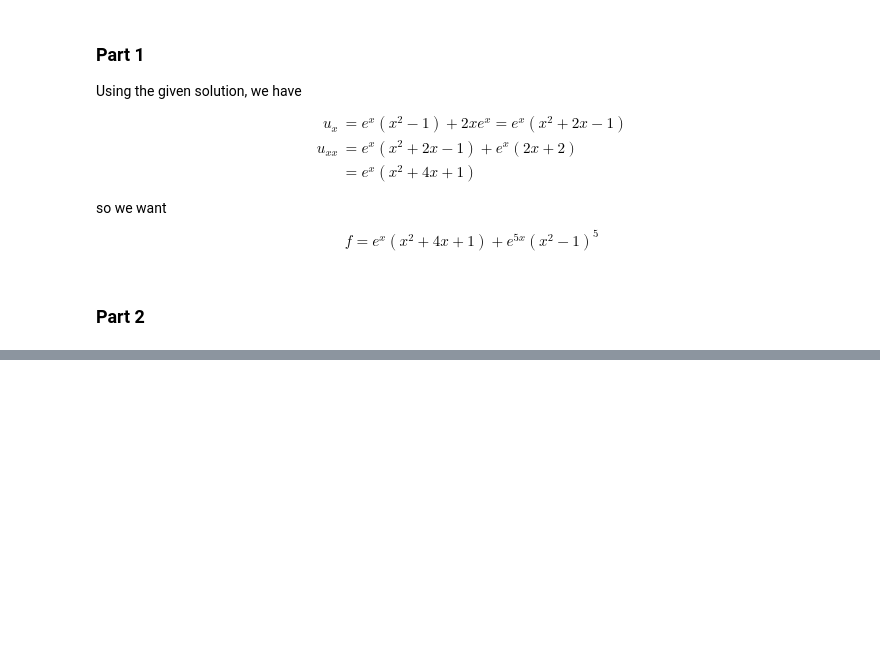
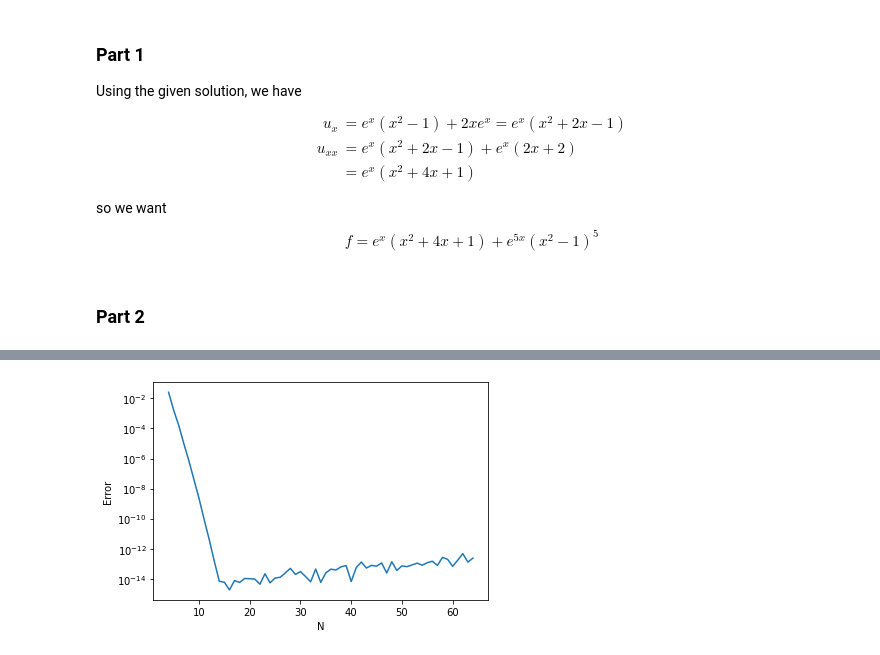
Before and after one commit to whuang259/Math714-Physics763, a Jupyter notebook: Math 714/Math_714_HW_5.ipynb, the cells around one changed output, grey strips where cells are left out. Cells and saved outputs as stored; diff of their text form; code cells hidden in the pictures; blank space fills up the shorter version.

```diff
--- a/Math 714/Math_714_HW_5.ipynb
+++ b/Math 714/Math_714_HW_5.ipynb
@@ -107,58 +332,61 @@ $$ f = e^x(x^2 + 4x + 1) + e^{5x}(x^2 - 1)^5 $$
 # %%
 def u(x):
     return np.exp(x) * (x**2 - 1)
 
 def f(x):
     return np.exp(x) * (x**2 + 4*x + 1) + np.exp(5*x) * (x**2 - 1)**5
 
-def F(U, h):
-    ans = []
-    ans.append((U[1] - 2*U[0])/h**2 - 80 * np.cos(U[0]))
-    for i in range(1, n-2):
-        ans.append((U[i+1] - 2*U[i] + U[i-1])/h**2 - 80 * np.cos(U[i]))
-    ans.append((10 - 2*U[n-2] + U[n-3])/h**2 - 80 * np.cos(U[n-2]))
-    return np.array(ans)
+def cheb(N):
+    xs = np.cos(np.linspace(0, np.pi, N+1))
+    c = np.ones((N + 1))
+    c[0] = 2
+    c[N] = 2
 
-Ns = range(4,5)
-# Ns = range(4, 65)
+    D = np.empty((N + 1, N + 1))
+    D[0,0] = (2 * N**2 + 1) / 6
+    for i in range(1, N):
+        D[i,i] = -xs[i] / (2 * (1 - xs[i]**2))
+    D[N,N] = -D[0,0]
+
+    for i in range(N + 1):
+        for j in range(N + 1):
+            if i != j:
+                D[i,j] = c[i] * (-1)**(i+j) / (c[j] * (xs[i] - xs[j]))
+    return (xs, D)
+
+def compute_sol(N):
+    # Get Chebyshev differentiation matrix
+    xs, D = cheb(N)
+    D2 = D @ D
+    D2_tilde = D2[1:N, 1:N]
+    fs = f(xs)[1:N]
+
+    # Run Newton's method with provided initial guess
+    p = np.array([(x+1)**2 * (x-1) for x in xs[1:N]])
+    p_norm = 0
+    dp_norm = 0
+    idx = 0
+    while dp_norm == 0 or dp_norm / p_norm > 1e-10:
+        Fs = D2_tilde.dot(p) + p**5 - fs
+        J = D2_tilde + np.diag(5 * p**4)
+        delta_p = np.linalg.solve(J, -Fs)
+
+        p += delta_p
+        dp_norm = np.linalg.norm(delta_p)
+        p_norm = np.linalg.norm(p)
+
+    exact = u(xs)[1:N]
+    return (p, np.linalg.norm(p - exact))
+
+Ns = np.arange(4, 65)
 errs = []
 for N in Ns:
-    h = 2/N
-    xs = [np.cos(i*np.pi/N) for i in range(N+1)]
-    exact = [u(x) for x in xs]
-    p = [(x+1)**2 * (x-1) for x in xs]
+    p, err = compute_sol(N)
+    errs.append(err)
 
-    A = np.zeros((n-1, n-1))
-    for i in range(1, n-2):
-        A[i, i-1] = 1
-        A[i, i] = -2
-        A[i, i+1] = 1
-    A[0, 0] = -2
-    A[0, 1] = 1
-    A[-1, -2] = 1
-    A[-1, -1] = -2
-    A /= h**2
-
-    p_norm = 0
-    dp_norm = 0
-    while p_norm == 0 or dp_norm/p_norm >= 10**-10:
-        ys = -F(p, h)
-        diag = np.zeros((n-1, n-1))
-        for i in range(n-1):
-            diag[i, i] = 80 * np.sin(p[i])
-        J = A + diag
-        dp = np.linalg.solve(J, ys)
-
-        p_norm = np.linalg.norm(p)
-        dp_norm = np.linalg.norm(dp)
-        p += dp
-
-    errs.append(np.linalg.norm(p - exact))
-
-print(f"U_50 = {U[49]:.3}")
-plt.plot([i*h for i in range(1,n)], U)
-
-#plt.semilogx(Ns, errs)
-#plt.xlabel("N")
-#plt.ylabel("Error")
-#plt.show()
+plt.semilogy(Ns, errs)
+plt.xlabel("N")
+plt.ylabel("Error")
+plt.show()
+# %% [output]
+[figure, added]
```
Also changed, not shown: parts of 13 cells of this notebook, 1 other file.
